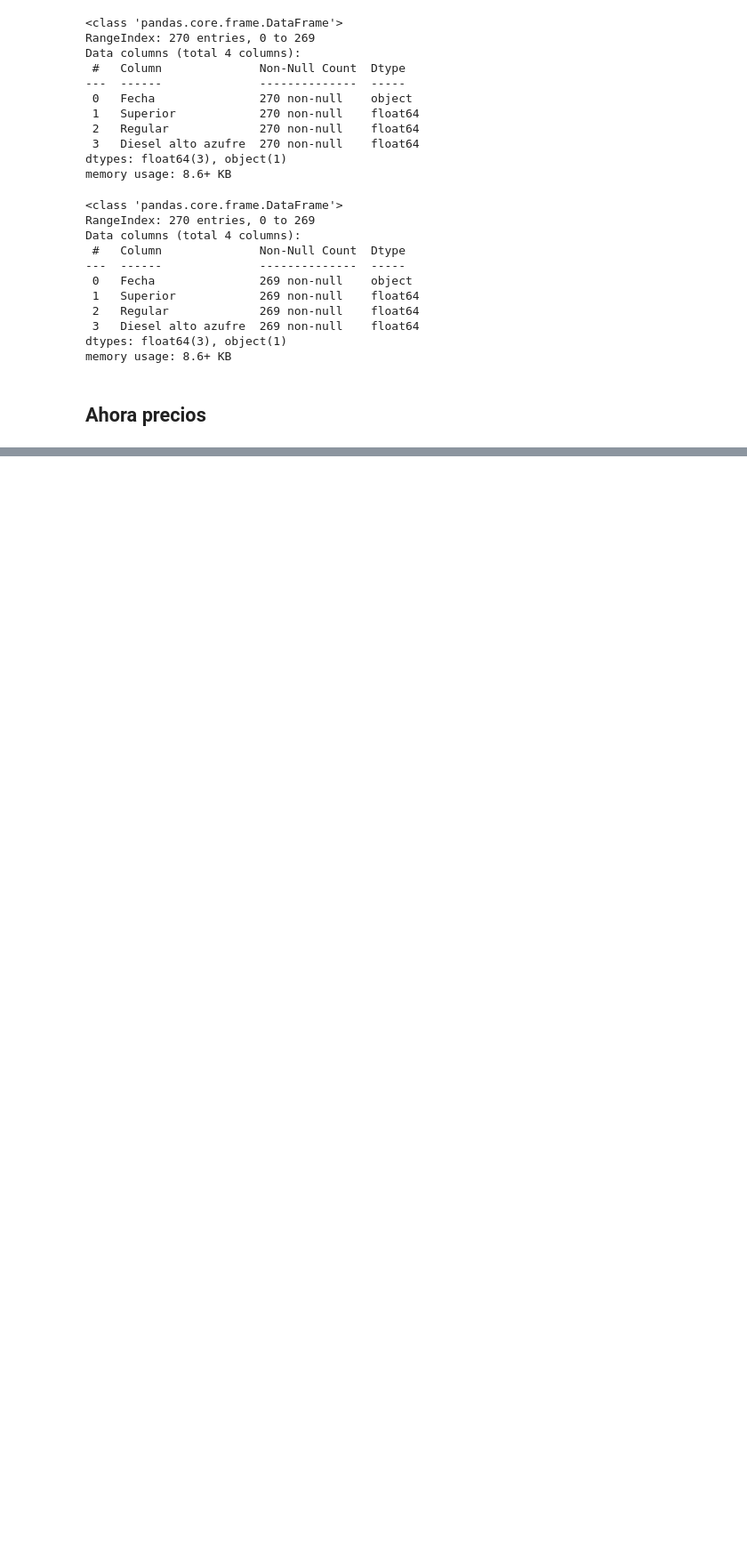
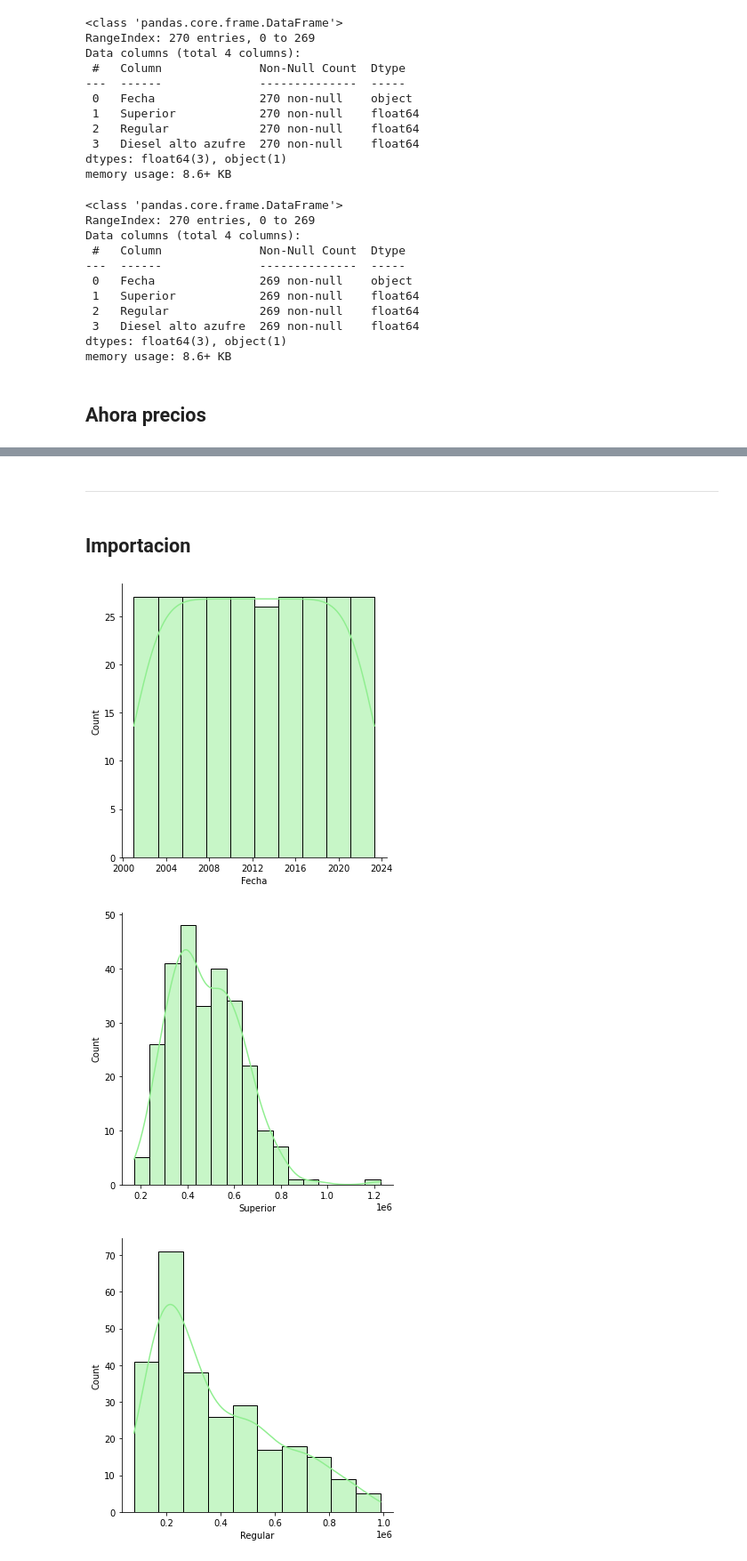
Before and after one commit to CristopherBarrios/Lab2-SeriesDeTiempo-DataScience, a Jupyter notebook: lab2.ipynb, the cells around one changed output, grey strips where cells are left out. Shown: that part at 89% size. Saved outputs shown, nothing was run; the diff lists cells and outputs as text; code cells hidden in the pictures; blank space fills up the shorter version.

```diff
--- a/lab2.ipynb
+++ b/lab2.ipynb
@@ -93,10 +95,10 @@ precios_2021.head()
 importaciones.rename(columns={'Gasolina superior': 'Superior','Gasolina regular': 'Regular'}, inplace=True)
 consumo.rename(columns={'Gasolina superior': 'Superior','Gasolina regular': 'Regular'}, inplace=True)
 # %%
-Relevantes=['Fecha', 'Superior', 'Regular', 'Diesel alto azufre']
+Seleccion=['Fecha', 'Superior', 'Regular', 'Diesel alto azufre']
 SinFecha=['Gasolina superior', 'Gasolina regular', 'Diesel alto azufre']
-consumas = consumo[Relevantes]
-importas = importaciones[Relevantes]
+consumas = consumo[Seleccion]
+importas = importaciones[Seleccion]
 
 
 # a partir de la linea 288 para consumo ya no se toma en relevancia
@@ -225,3 +227,5 @@ precios_2021.head()
 | 2 | 2021-01-03 00:00:00 | 7.79382 | 21.91 | 21.11 | 17.61 | ... |
 | 3 | 2021-01-04 00:00:00 | 7.79417 | 21.91 | 21.11 | 17.61 | ... |
 | 4 | 2021-01-05 00:00:00 | 7.79369 | 21.91 | 21.11 | 17.61 | ... |
+# %% [markdown]
+---------------------------
@@ -227,0 +236,9 @@ precios_2021.head()
+# %% [markdown]
+## Importacion
+# %%
+for var in Seleccion:
+    sns.displot(importas[var], kde=True, color = 'lightgreen')
+# %% [output]
+[figure, added]
+[figure, added]
+[figure, added]
```
Also changed, not shown: parts of 8 cells of this notebook.
